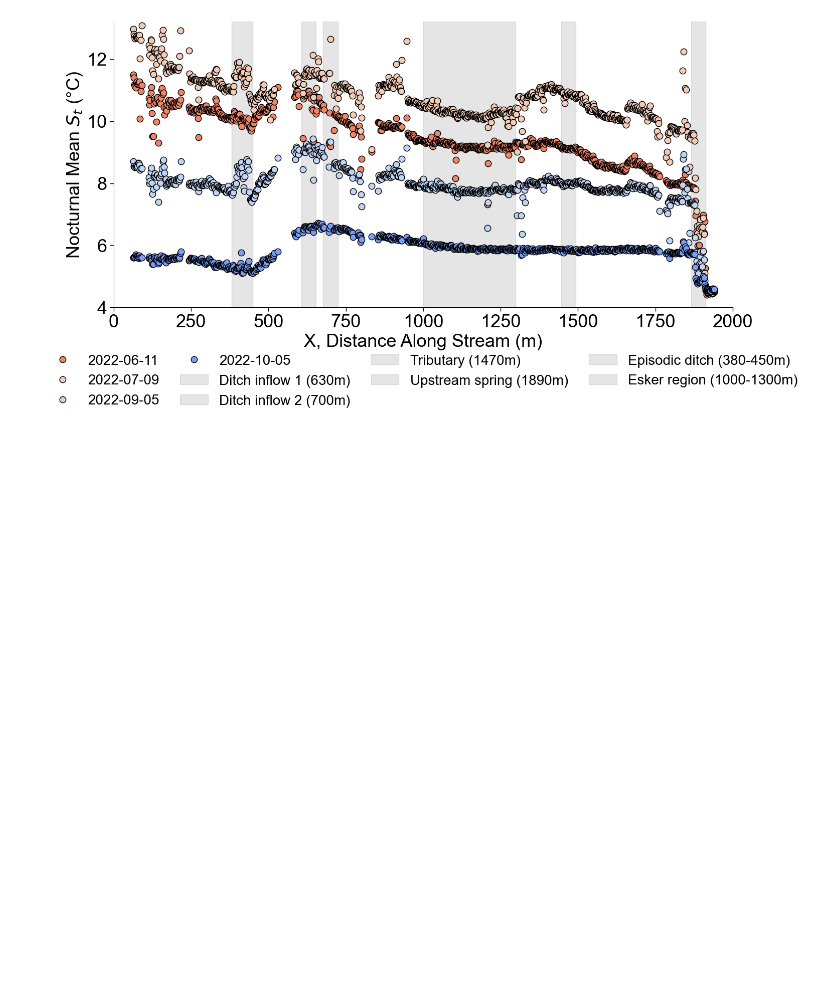
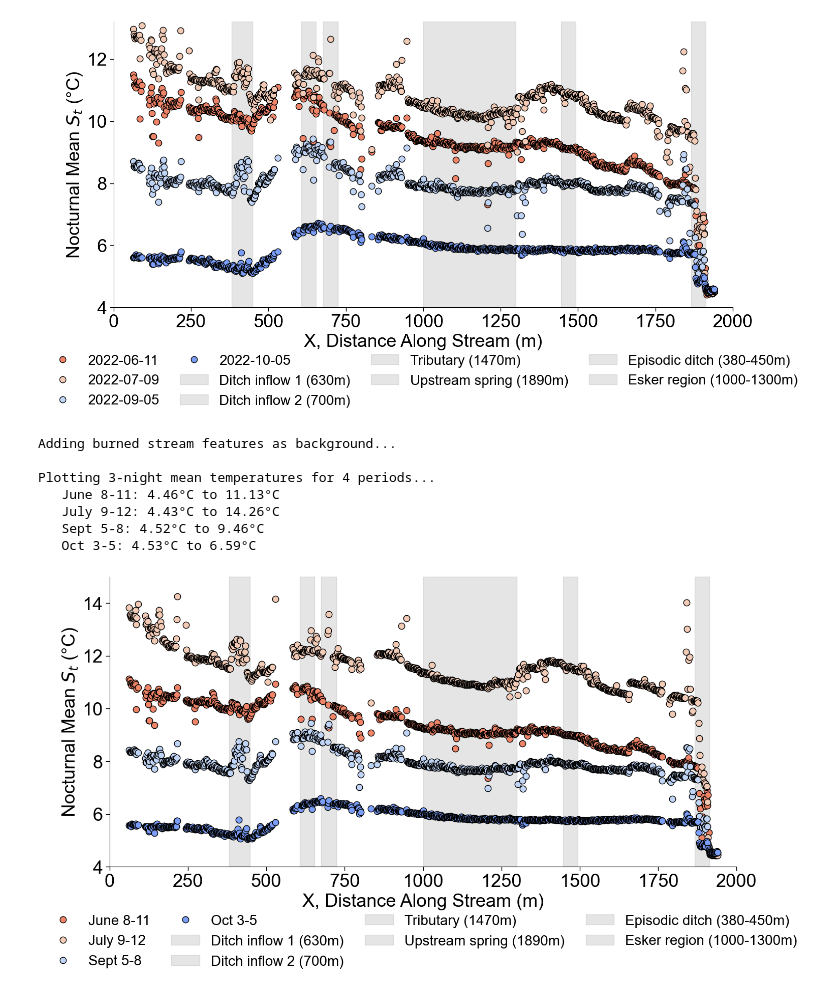
Before and after one commit to Parspar/DTS_LJO_Analysis, a Jupyter notebook: plot_stream_temperature.ipynb, the cells around one changed output. Cells and saved outputs as stored; diff of their text form; code cells hidden in the pictures; blank space fills up the shorter version.

Commit message:
Update analysis notebooks and add new features (TWI, Flow ACC, Diurnal analysis) with spatial data

```diff
--- a/plot_stream_temperature.ipynb
+++ b/plot_stream_temperature.ipynb
@@ -22,7 +24,7 @@ feature_type feature_name  input_lat  input_lon  stream_distance_m  distance_sta
 # %%
 # Load DTS temperature data
 # Update this path to point to your filtered DTS dataset
-DTS_FILE = r"../Dataset - All/Filtered.nc"  # Relative path - adjust to your data location
+DTS_FILE = r"C:\Users\pparvizi24\OneDrive - University of Oulu and Oamk\Parsa-PHD-OneDrive\DTS\Dataset - All\Filtered.nc" # Relative path - adjust to your data location
 dts_data, dts_x, temp_var = load_dts_data(DTS_FILE)
 # %% [output]
 DTS loaded: 927 points from 60.6m to 1939.6m
@@ -78,3 +80,34 @@ Plotting temperatures for 4 dates...
    2022-09-05: 4.52°C to 9.42°C
    2022-10-05: 4.53°C to 6.71°C
 [figure]
+# %%
+# Define 3-night periods to average
+# Format: (start_date, end_date, label)
+three_night_periods = [
+    ('2022-06-09', '2022-06-11', 'June 8-11'),      # 3 nights in June
+    ('2022-07-07', '2022-07-09', 'July 9-12'),       # 3 nights in July
+    ('2022-09-03', '2022-09-05', 'Sept 5-8'),       # 3 nights in September
+    ('2022-10-03', '2022-10-05', 'Oct 3-5'),        # 3 nights in October
+]
+
+# Plot 3-night mean stream temperatures
+plot_3night_mean_temperature(
+    dts_data=dts_data,
+    three_night_periods=three_night_periods,
+    start_hour=0,
+    end_hour=3,
+    burned_features_file='dts_burned_features.csv',
+    xlim=(0, 2000),
+    ylim=(4, 15),
+    figsize=(14, 9),
+    save_fp=None  # Set to filepath to save figure
+)
+# %% [output]
+Adding burned stream features as background...
+
+Plotting 3-night mean temperatures for 4 periods...
+   June 8-11: 4.46°C to 11.13°C
+   July 9-12: 4.43°C to 14.26°C
+   Sept 5-8: 4.52°C to 9.46°C
+   Oct 3-5: 4.53°C to 6.59°C
+[figure, added]
```
Also changed, not shown: parts of 1 cell of this notebook, 7 other files.
